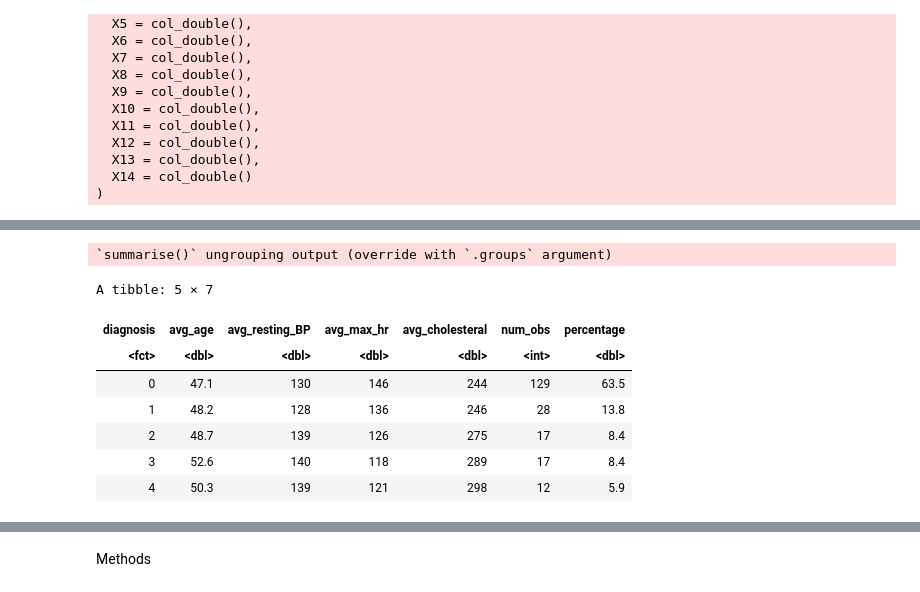
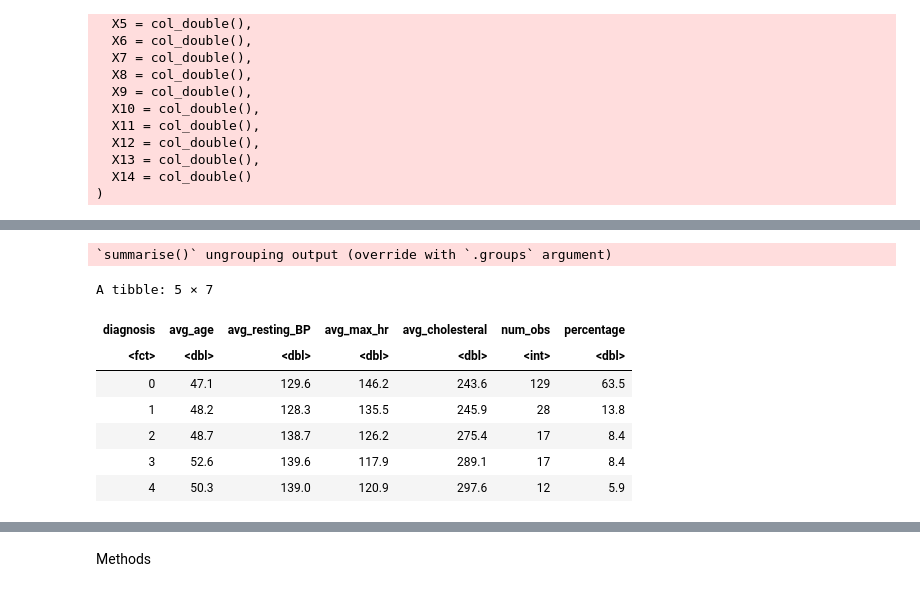
Before and after one commit to camirr/Heart-Disease-Data-Set-Case-Study, a Jupyter notebook: Project_proposal.ipynb, the cells around one changed output, grey strips where cells are left out. Saved outputs shown, nothing was run; the diff lists cells and outputs as text; code cells hidden in the pictures.

```diff
--- a/Project_proposal.ipynb
+++ b/Project_proposal.ipynb
@@ -58,9 +58,13 @@ cols(
   X14 = col_double()
 )
 # %%
-# Mutate the diagnosis, sex, chest_pain_type, fasting_bs, rest_ecg, ex_angina columns to be factors
+# Mutate the diagnosis to be factors, and age, resting_BP, cholesteral, max_hr to be integer
 heart_disease <- heart_disease %>%
-                mutate(diagnosis = as.factor(diagnosis))
+                mutate(diagnosis = as.factor(diagnosis))%>%
+                mutate(age = as.integer(age))%>%
+                mutate(resting_BP = as.integer(resting_BP))%>%
+                mutate(cholesteral = as.integer(cholesteral))%>%
+                mutate(max_hr = as.integer(max_hr))
 
 # Replace all "-9" as NA
 heart_disease <- heart_disease %>%
@@ -123,28 +137,28 @@ heart_disease_eda <- ggpairs(heart_disease_train)
 # %%
-# Group by diagnosis and find average age, resting blood pressure ,cholesteral and maximum heart rate achieved,
+# Group by diagnosis and find average age, resting blood pressure, cholesteral and maximum heart rate achieved,
 # the number of observations, and percentage in each group
 
 heart_disease_train_table <- heart_disease_train %>%
                                 select(age,resting_BP, max_hr, cholesteral, diagnosis)%>%
                                 group_by(diagnosis)%>%
                                 summarize(avg_age = round(mean(age), digits = 1),
-                                          avg_resting_BP = round(mean(resting_BP)),
-                                          avg_max_hr = round(mean(max_hr)),
-                                          avg_cholesteral = round(mean(cholesteral)),
+                                          avg_resting_BP = round(mean(resting_BP),digits = 1),
+                                          avg_max_hr = round(mean(max_hr),digits = 1),
+                                          avg_cholesteral = round(mean(cholesteral),digits = 1),
                                           num_obs = n(),
                                           percentage = round(n()/ nrow(heart_disease_train)*100,digits = 1))
 
 heart_disease_train_table
 # %% [output]
 `summarise()` ungrouping output (override with `.groups` argument)
 A tibble: 5 × 7
 | diagnosis | avg_age | avg_resting_BP | avg_max_hr | avg_cholesteral | num_obs | percentage |
 | <fct> | <dbl> | <dbl> | <dbl> | <dbl> | <int> | <dbl> |
-| 0 | 47.1 | 130 | 146 | 244 | 129 | 63.5 |
-| 1 | 48.2 | 128 | 136 | 246 | 28 | 13.8 |
-| 2 | 48.7 | 139 | 126 | 275 | 17 | 8.4 |
-| 3 | 52.6 | 140 | 118 | 289 | 17 | 8.4 |
-| 4 | 50.3 | 139 | 121 | 298 | 12 | 5.9 |
+| 0 | 47.1 | 129.6 | 146.2 | 243.6 | 129 | 63.5 |
+| 1 | 48.2 | 128.3 | 135.5 | 245.9 | 28 | 13.8 |
+| 2 | 48.7 | 138.7 | 126.2 | 275.4 | 17 | 8.4 |
+| 3 | 52.6 | 139.6 | 117.9 | 289.1 | 17 | 8.4 |
+| 4 | 50.3 | 139.0 | 120.9 | 297.6 | 12 | 5.9 |
 # %%
 # Plot for age vs. resting blood pressure
 
```
Also changed, not shown: parts of 7 cells of this notebook.
